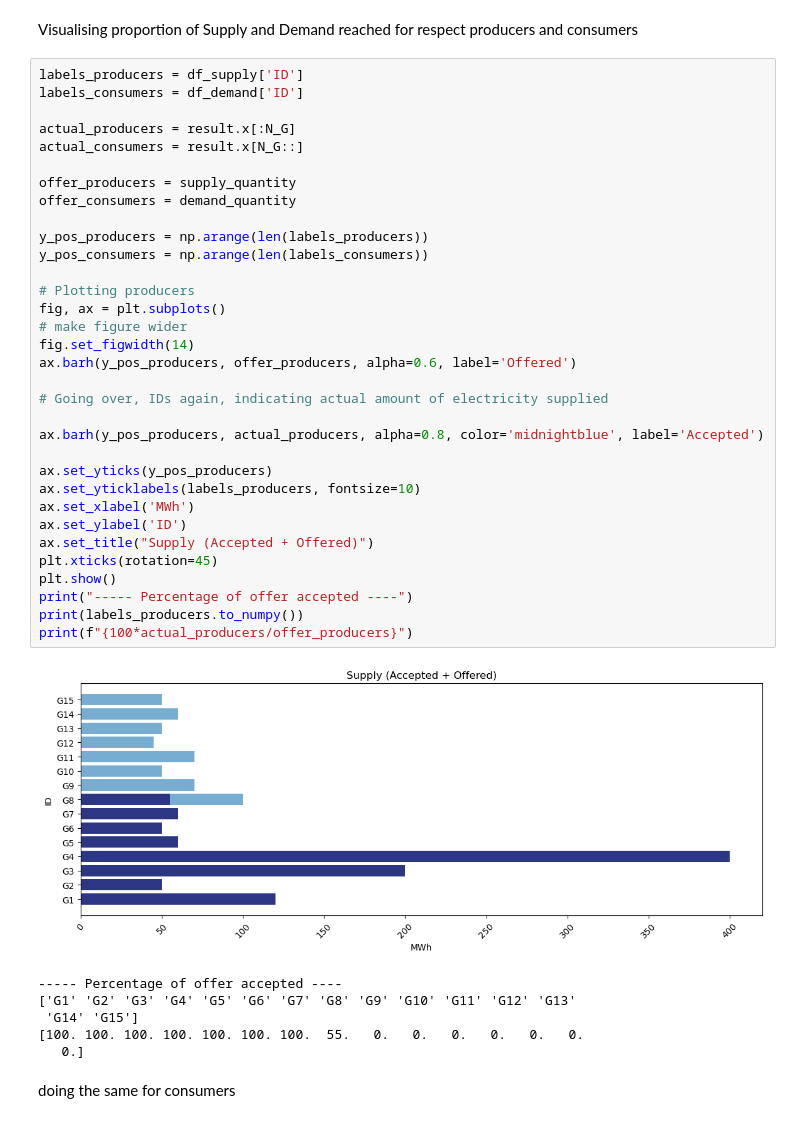
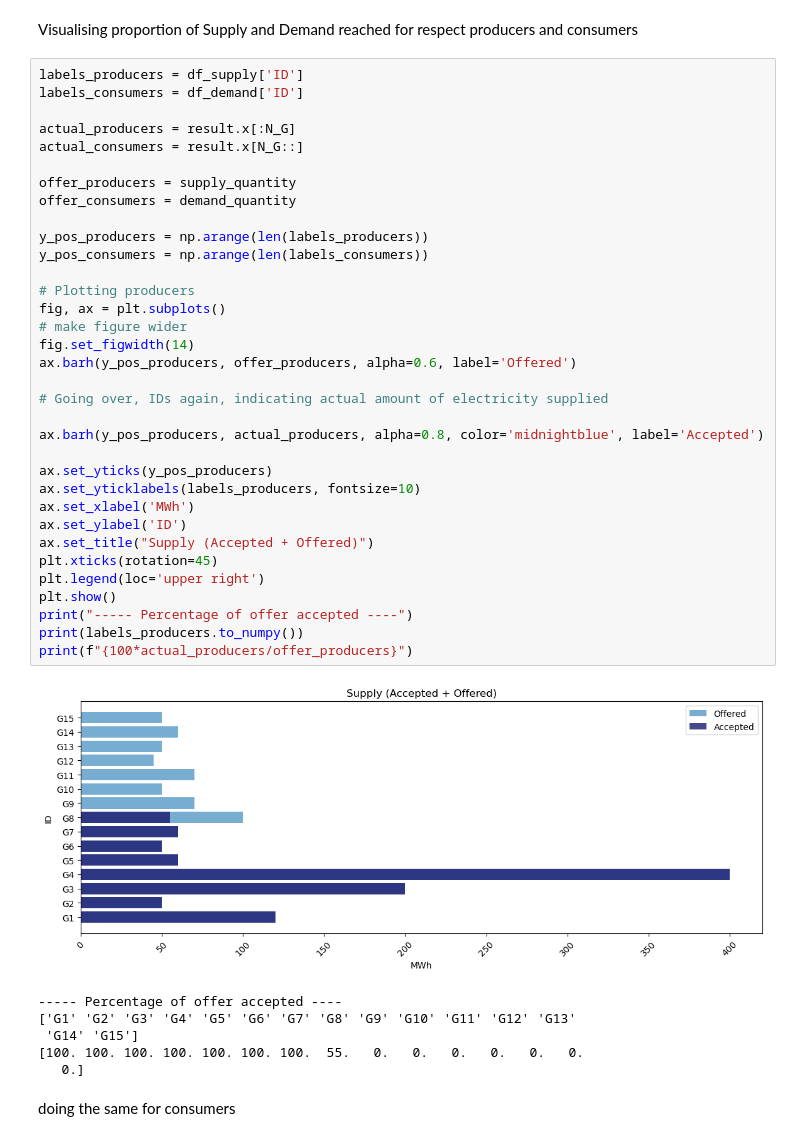
Before and after one commit to damiskov/market-clearing-price, a Jupyter notebook: code/explore.ipynb, the cells around one changed output. Cells and saved outputs as stored; diff of their text form.

```diff
--- a/code/explore.ipynb
+++ b/code/explore.ipynb
@@ -82,34 +82,35 @@ labels_consumers = df_demand['ID']
 actual_producers = result.x[:N_G]
 actual_consumers = result.x[N_G::]
 
 offer_producers = supply_quantity
 offer_consumers = demand_quantity
 
 y_pos_producers = np.arange(len(labels_producers))
 y_pos_consumers = np.arange(len(labels_consumers))
 
 # Plotting producers
 fig, ax = plt.subplots()
 # make figure wider
 fig.set_figwidth(14)
 ax.barh(y_pos_producers, offer_producers, alpha=0.6, label='Offered')
 
 # Going over, IDs again, indicating actual amount of electricity supplied
 
 ax.barh(y_pos_producers, actual_producers, alpha=0.8, color='midnightblue', label='Accepted')
 
 ax.set_yticks(y_pos_producers)
 ax.set_yticklabels(labels_producers, fontsize=10)
 ax.set_xlabel('MWh')
 ax.set_ylabel('ID')
 ax.set_title("Supply (Accepted + Offered)")
 plt.xticks(rotation=45)
+plt.legend(loc='upper right')
 plt.show()
 print("----- Percentage of offer accepted ----")
 print(labels_producers.to_numpy())
 print(f"{100*actual_producers/offer_producers}")
 # %% [output]
-[figure, old version]
+[figure, new version]
 ----- Percentage of offer accepted ----
 ['G1' 'G2' 'G3' 'G4' 'G5' 'G6' 'G7' 'G8' 'G9' 'G10' 'G11' 'G12' 'G13'
  'G14' 'G15']
```
Also changed, not shown: parts of 1 cell of this notebook, 4 other files.
